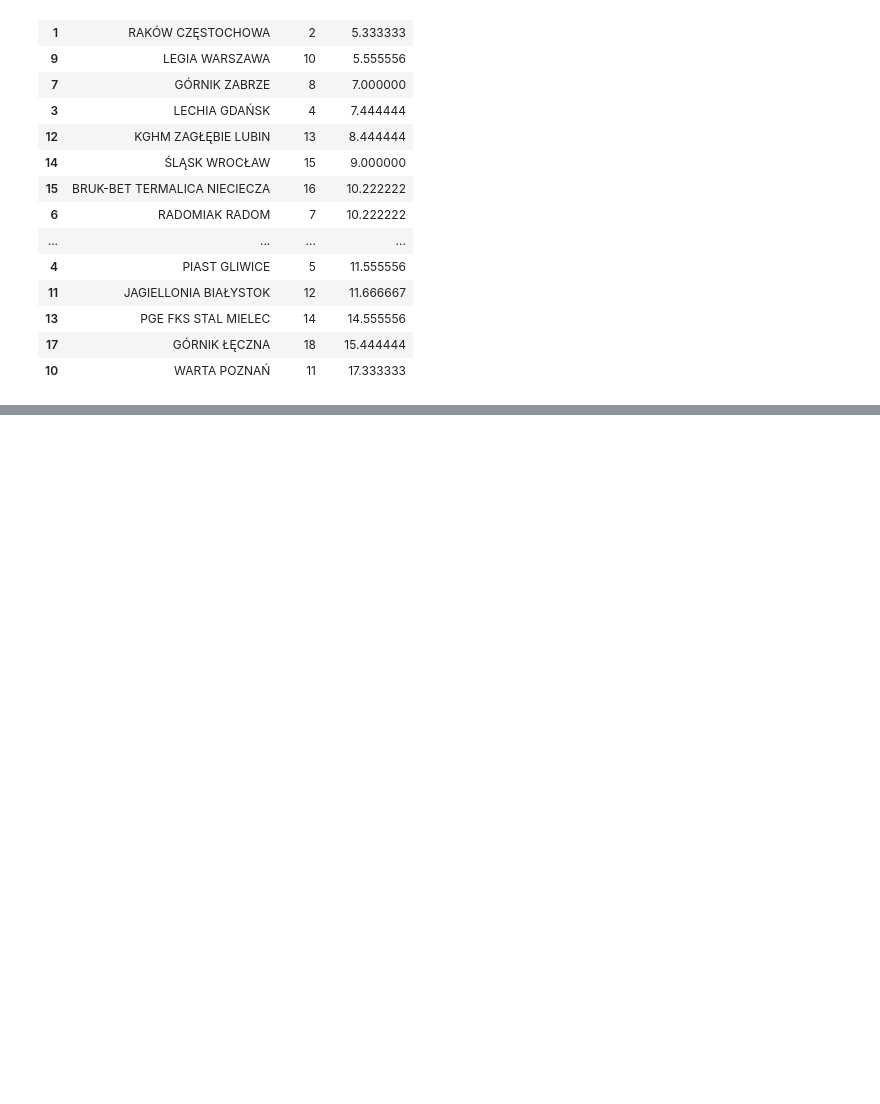
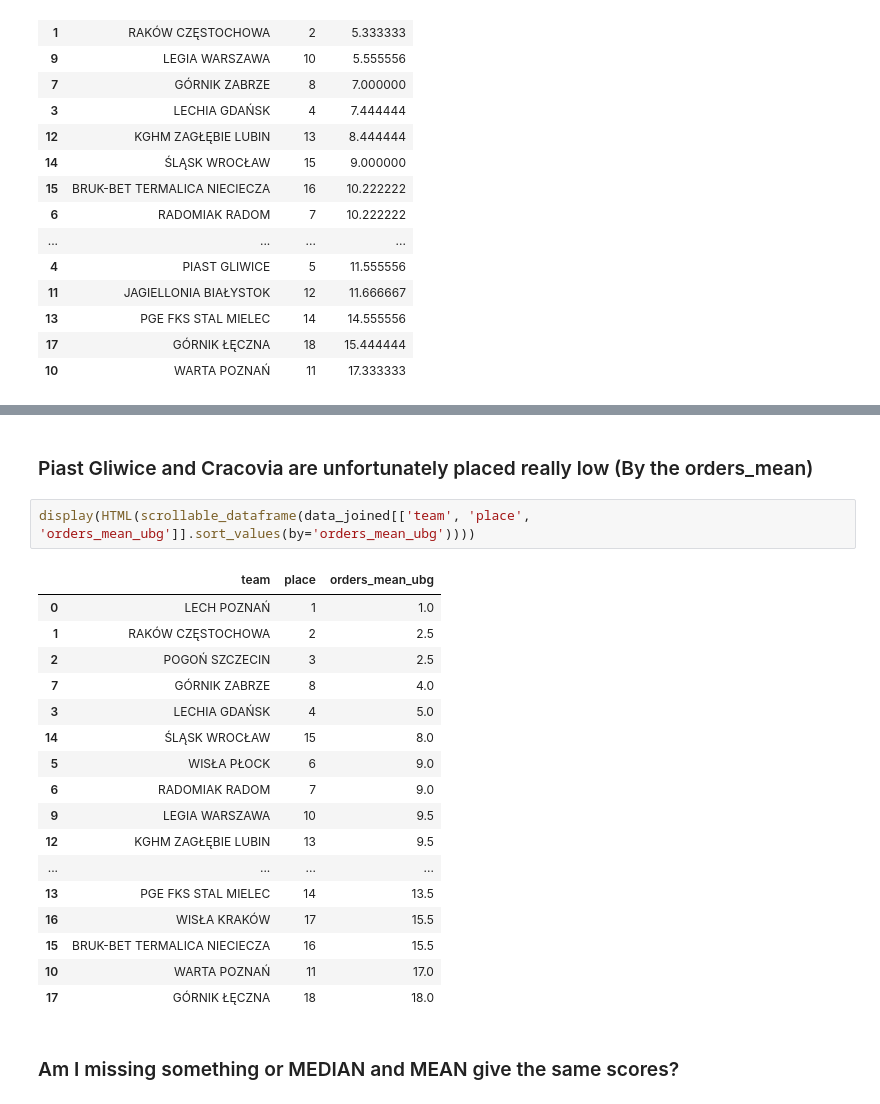
Before and after one commit to MaciejMalewicz778/ekstraklasa_scrapping_and_analysis, a Jupyter notebook: analysis.ipynb, the cells around one changed output, grey strips where cells are left out. Drawn from its saved outputs; the diff is of its cells as text; blank space fills up the shorter version.

```diff
--- a/analysis.ipynb
+++ b/analysis.ipynb
@@ -562,0 +774,24 @@ display(HTML(scrollable_dataframe(data_joined[['team', 'place', 'orders_mean']].
+# %% [markdown]
+### Piast Gliwice and Cracovia are unfortunately placed really low (By the orders_mean)
+# %%
+display(HTML(scrollable_dataframe(data_joined[['team', 'place', 'orders_mean_ubg']].sort_values(by='orders_mean_ubg'))))
+# %% [output]
+|  | team | place | orders_mean_ubg |
+| 0 | LECH POZNAŃ | 1 | 1.0 |
+| 1 | RAKÓW CZĘSTOCHOWA | 2 | 2.5 |
+| 2 | POGOŃ SZCZECIN | 3 | 2.5 |
+| 7 | GÓRNIK ZABRZE | 8 | 4.0 |
+| 3 | LECHIA GDAŃSK | 4 | 5.0 |
+| 14 | ŚLĄSK WROCŁAW | 15 | 8.0 |
+| 5 | WISŁA PŁOCK | 6 | 9.0 |
+| 6 | RADOMIAK RADOM | 7 | 9.0 |
+| 9 | LEGIA WARSZAWA | 10 | 9.5 |
+| 12 | KGHM ZAGŁĘBIE LUBIN | 13 | 9.5 |
+| ... | ... | ... | ... |
+| 13 | PGE FKS STAL MIELEC | 14 | 13.5 |
+| 16 | WISŁA KRAKÓW | 17 | 15.5 |
+| 15 | BRUK-BET TERMALICA NIECIECZA | 16 | 15.5 |
+| 10 | WARTA POZNAŃ | 11 | 17.0 |
+| 17 | GÓRNIK ŁĘCZNA | 18 | 18.0 |
+# %% [markdown]
+### Am I missing something or MEDIAN and MEAN give the same scores?
```
Also changed, not shown: parts of 18 cells of this notebook.
